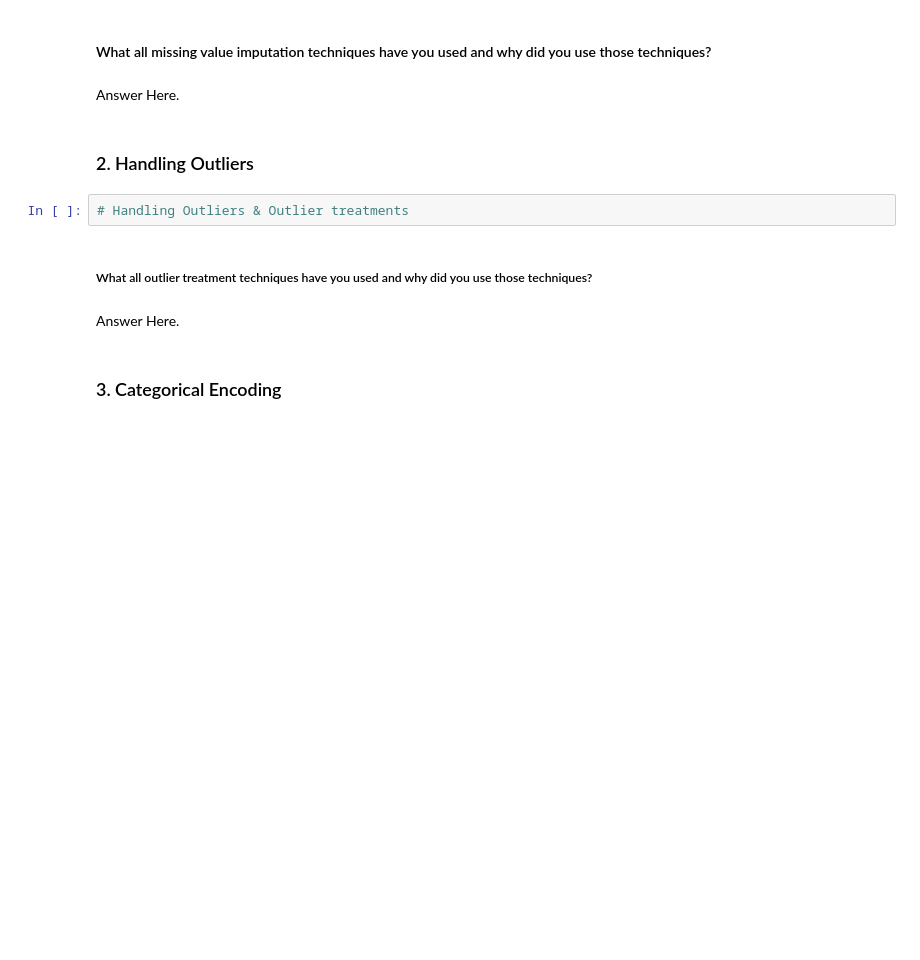
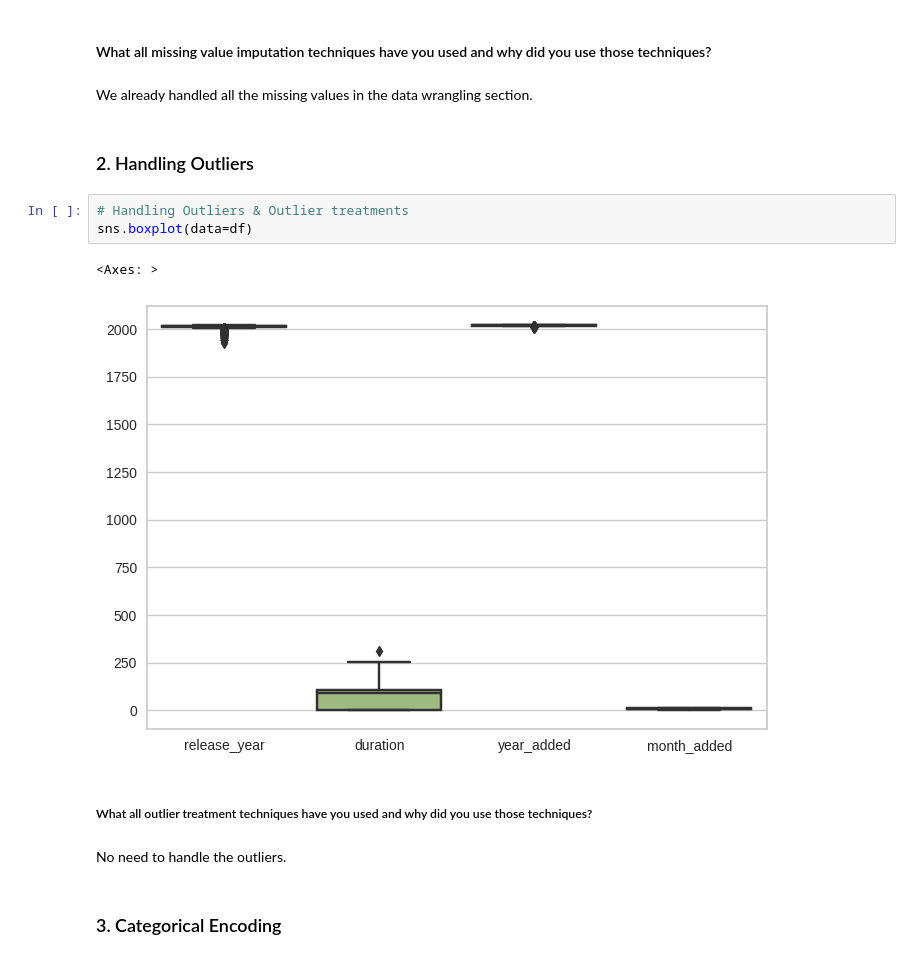
Before and after one commit to krutika73/UNSUPERVISED-ON-NETFLIX--MOVIE-AND-TV-SHOWS-CLUSTRING, a Jupyter notebook: Unsupervised_ML_Submission_Template.ipynb, the cells around one changed output. Drawn from its saved outputs; the diff is of its cells as text; blank space fills up the shorter version.

```diff
--- a/Unsupervised_ML_Submission_Template.ipynb
+++ b/Unsupervised_ML_Submission_Template.ipynb
@@ -1077,15 +1094,19 @@ This code utilizes a linear regression with a hypothesis test on the slope coeff
 # %% [markdown]
 #### What all missing value imputation techniques have you used and why did you use those techniques?
-# %% [markdown]
-Answer Here.
+# %% [markdown]
+We already handled all the missing values in the data wrangling section.
 # %% [markdown]
 ### 2. Handling Outliers
 # %%
 # Handling Outliers & Outlier treatments
+sns.boxplot(data=df)
+# %% [output]
+<Axes: >
+[figure, added]
 # %% [markdown]
 ##### What all outlier treatment techniques have you used and why did you use those techniques?
-# %% [markdown]
-Answer Here.
+# %% [markdown]
+No need to handle the outliers.
 # %% [markdown]
 ### 3. Categorical Encoding
 # %%
```
Also changed, not shown: parts of 100 cells of this notebook.
